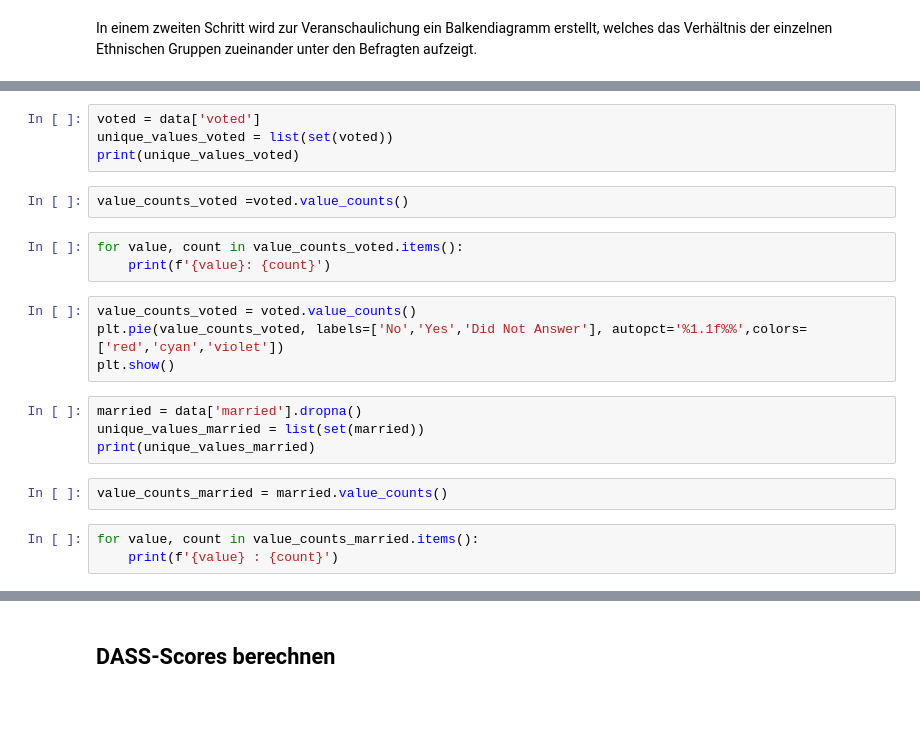
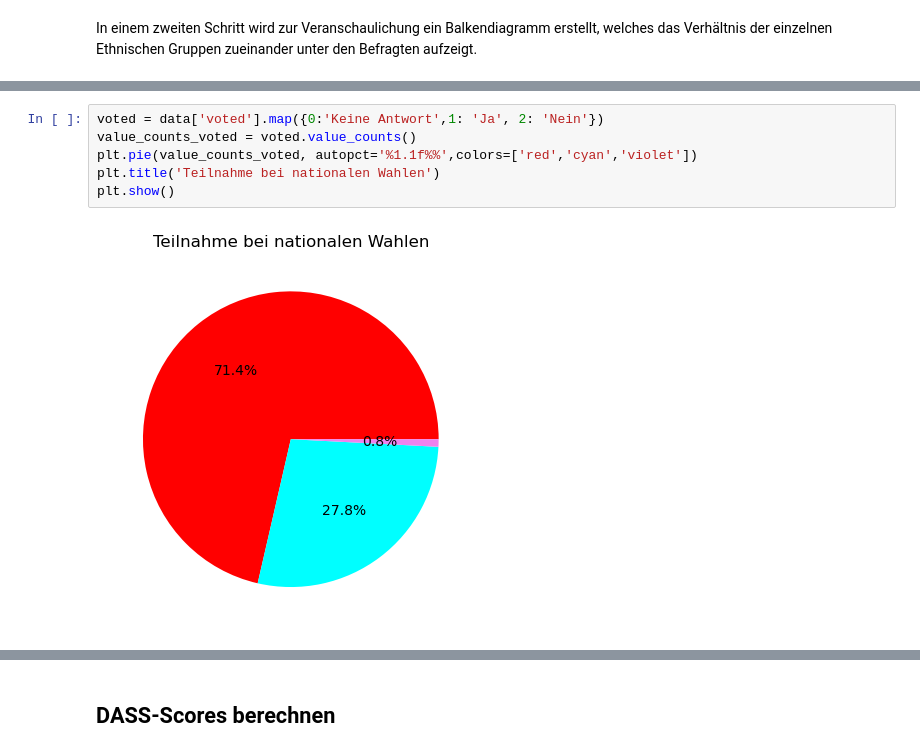
Before and after one commit to wi21b030/Mental-Health, a Jupyter notebook: Mental-Health.ipynb, the cells around one changed output, grey strips where cells are left out. Saved outputs shown, nothing was run; the diff lists cells and outputs as text; blank space fills up the shorter version.

```diff
--- a/Mental-Health.ipynb
+++ b/Mental-Health.ipynb
@@ -285,23 +405,9 @@ plt.show()
-# %%
-voted = data['voted']
-unique_values_voted = list(set(voted))
-print(unique_values_voted)
-# %%
-value_counts_voted =voted.value_counts()
-# %%
-for value, count in value_counts_voted.items():
-    print(f'{value}: {count}')
 # %%
+voted = data['voted'].map({0:'Keine Antwort',1: 'Ja', 2: 'Nein'})
 value_counts_voted = voted.value_counts()
-plt.pie(value_counts_voted, labels=['No','Yes','Did Not Answer'], autopct='%1.1f%%',colors=['red','cyan','violet'])
+plt.pie(value_counts_voted, autopct='%1.1f%%',colors=['red','cyan','violet'])
+plt.title('Teilnahme bei nationalen Wahlen')
 plt.show()
+# %% [output]
+[figure, added]
-# %%
-married = data['married'].dropna()
-unique_values_married = list(set(married))
-print(unique_values_married)
-# %%
-value_counts_married = married.value_counts()
-# %%
-for value, count in value_counts_married.items():
-    print(f'{value} : {count}')
 # %%
```
Also changed, not shown: parts of 60 cells of this notebook.
